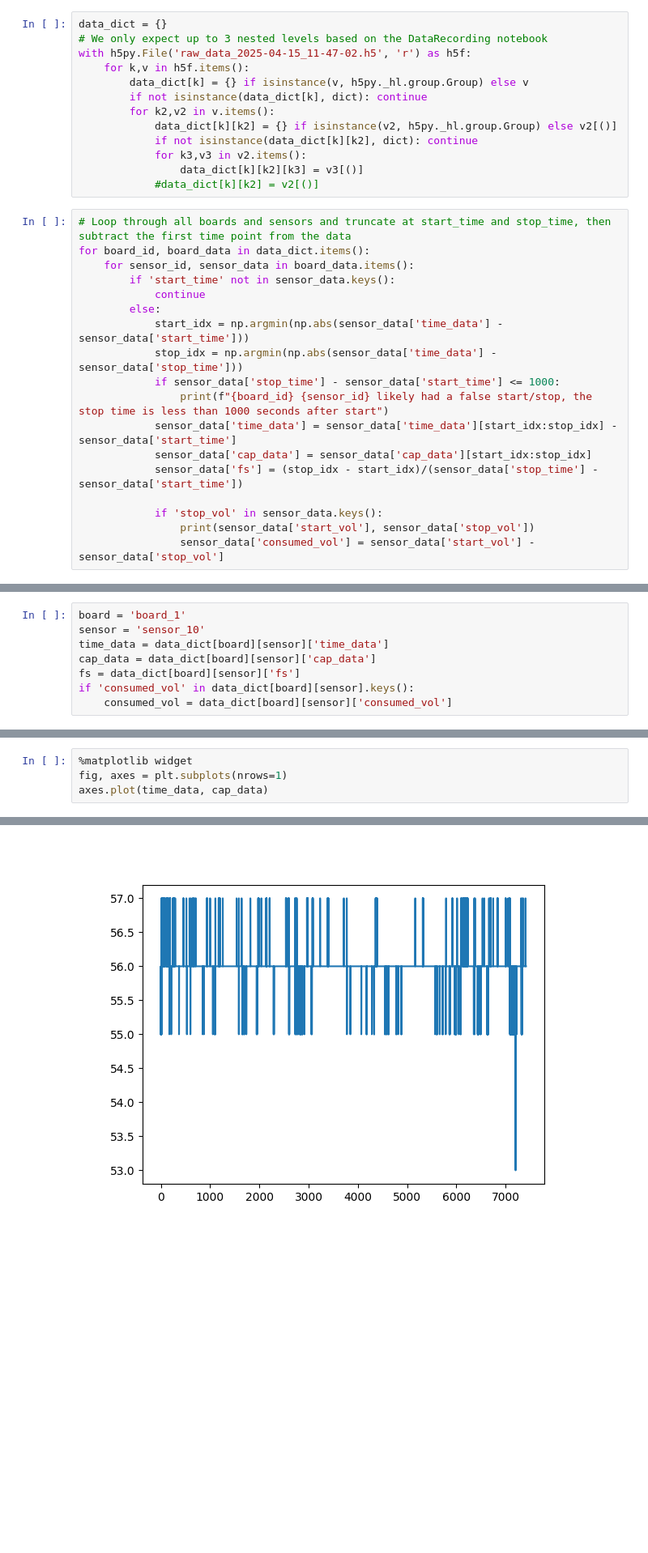
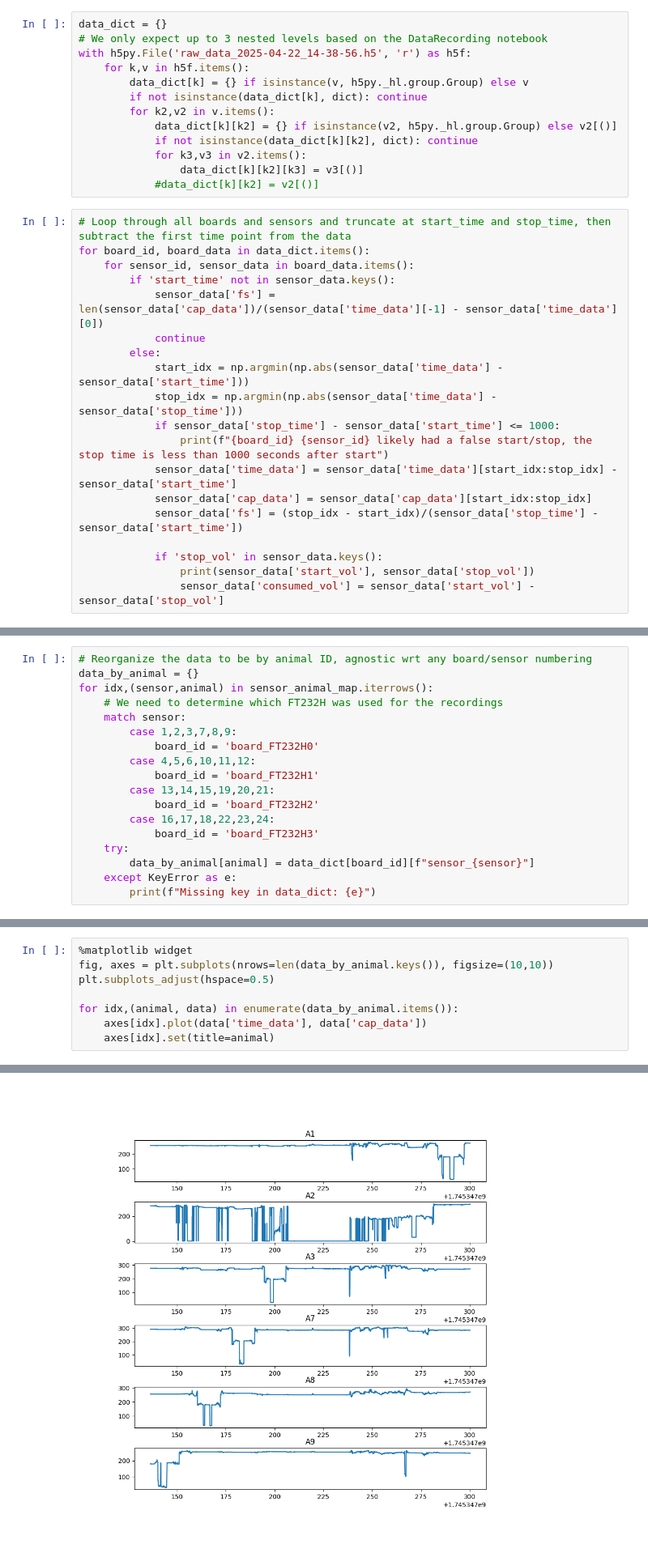
Before and after one commit to cparker-uc/Capacitive-Lick-Detection, a Jupyter notebook: MPR121_DataAnalysis.ipynb, the cells around one changed output, grey strips where cells are left out. Shown: that part at 81% size. Cells and saved outputs as stored; diff of their text form; blank space fills up the shorter version.

Commit message:
Modified DataRecording to use a different format of animal ID list and working on getting a file upload for the csv. Also cleaned up DataAnalysis and made it use the new format of H5 files

```diff
--- a/MPR121_DataAnalysis.ipynb
+++ b/MPR121_DataAnalysis.ipynb
@@ -9,7 +13,7 @@ import numpy as np
 # %%
 data_dict = {}
 # We only expect up to 3 nested levels based on the DataRecording notebook
-with h5py.File('raw_data_2025-04-15_11-47-02.h5', 'r') as h5f:
+with h5py.File('raw_data_2025-04-22_14-38-56.h5', 'r') as h5f:
     for k,v in h5f.items():
         data_dict[k] = {} if isinstance(v, h5py._hl.group.Group) else v
         if not isinstance(data_dict[k], dict): continue
@@ -24,6 +28,7 @@ with h5py.File('raw_data_2025-04-15_11-47-02.h5', 'r') as h5f:
 for board_id, board_data in data_dict.items():
     for sensor_id, sensor_data in board_data.items():
         if 'start_time' not in sensor_data.keys():
+            sensor_data['fs'] = len(sensor_data['cap_data'])/(sensor_data['time_data'][-1] - sensor_data['time_data'][0])
             continue
         else:
             start_idx = np.argmin(np.abs(sensor_data['time_data'] - sensor_data['start_time']))
@@ -50,8 +44,0 @@ board_0 sensor_9 likely had a false start/stop, the stop time is less than 1000
-# %%
-board = 'board_1'
-sensor = 'sensor_10'
-time_data = data_dict[board][sensor]['time_data']
-cap_data = data_dict[board][sensor]['cap_data']
-fs = data_dict[board][sensor]['fs']
-if 'consumed_vol' in data_dict[board][sensor].keys():
-    consumed_vol = data_dict[board][sensor]['consumed_vol']
@@ -70,0 +45,18 @@ np.float64(0.4499999999999993)
+# %%
+# Reorganize the data to be by animal ID, agnostic wrt any board/sensor numbering
+data_by_animal = {}
+for idx,(sensor,animal) in sensor_animal_map.iterrows():
+    # We need to determine which FT232H was used for the recordings
+    match sensor:
+        case 1,2,3,7,8,9:
+            board_id = 'board_FT232H0'
+        case 4,5,6,10,11,12:
+            board_id = 'board_FT232H1'
+        case 13,14,15,19,20,21:
+            board_id = 'board_FT232H2'
+        case 16,17,18,22,23,24:
+            board_id = 'board_FT232H3'
+    try:
+        data_by_animal[animal] = data_dict[board_id][f"sensor_{sensor}"]
+    except KeyError as e:
+        print(f"Missing key in data_dict: {e}")
@@ -71,5 +82,9 @@ np.float64(0.4499999999999993)
 # %%
 %matplotlib widget
-fig, axes = plt.subplots(nrows=1)
-axes.plot(time_data, cap_data)
+fig, axes = plt.subplots(nrows=len(data_by_animal.keys()), figsize=(10,10))
+plt.subplots_adjust(hspace=0.5)
+
+for idx,(animal, data) in enumerate(data_by_animal.items()):
+    axes[idx].plot(data['time_data'], data['cap_data'])
+    axes[idx].set(title=animal)
 # %% [output]
@@ -77,2 +91,2 @@ axes.plot(time_data, cap_data)
-[figure, old version]
+[figure, new version]
 # %%
```
Also changed, not shown: parts of 11 cells of this notebook, 2 other files.
